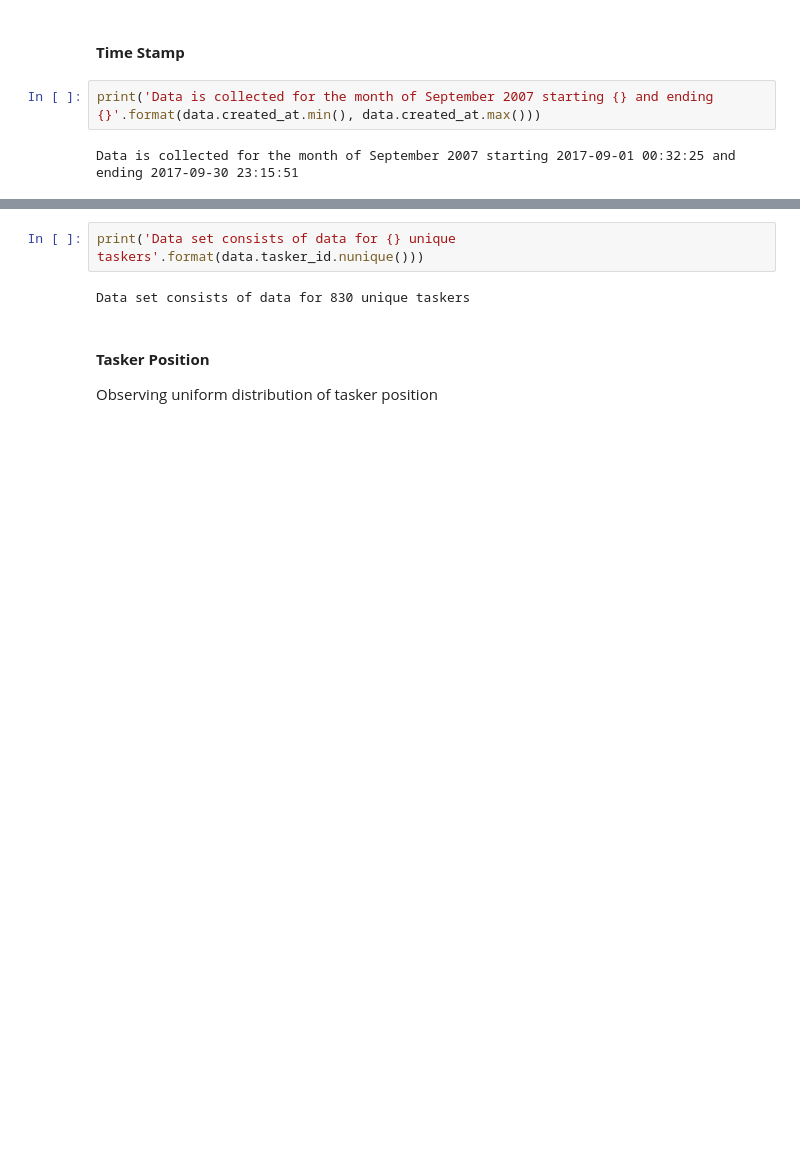
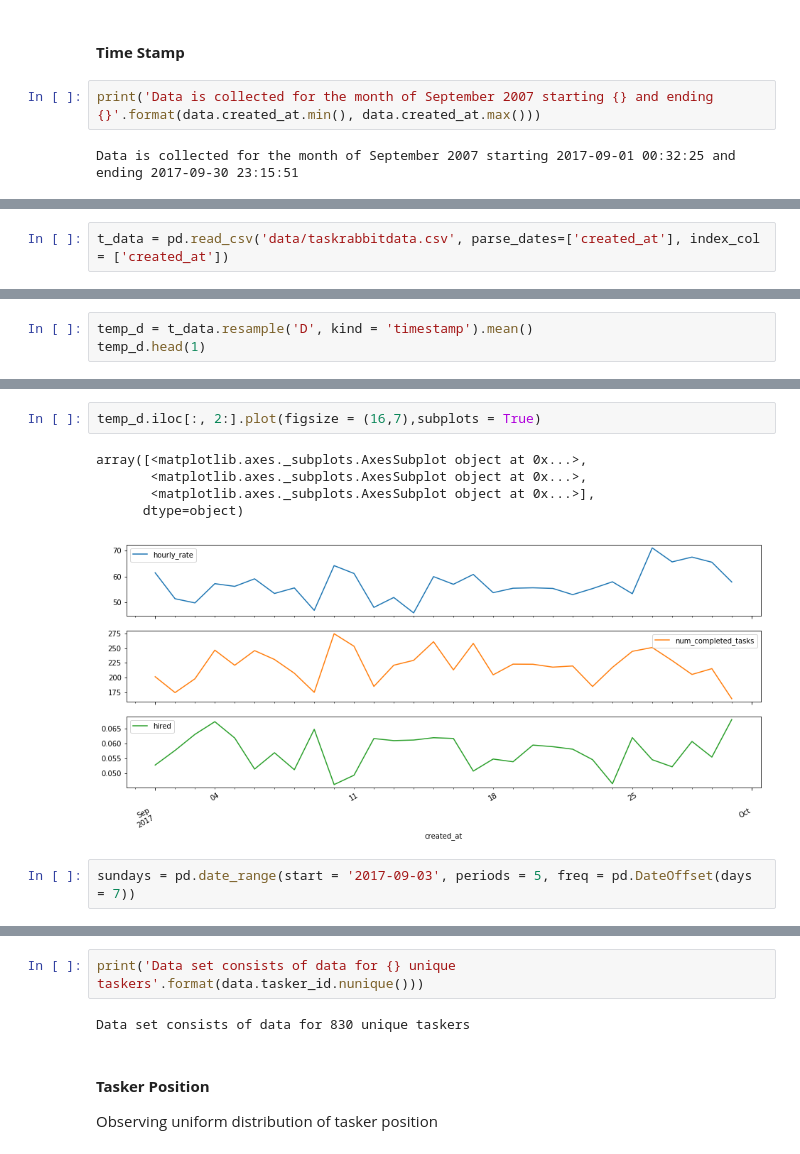
Before and after one commit to nastyasimpson/tr_takehome, a Jupyter notebook: eda_a_simpson.ipynb, the cells around one changed output, grey strips where cells are left out. Saved outputs shown, nothing was run; the diff lists cells and outputs as text; blank space fills up the shorter version.

```diff
--- a/eda_a_simpson.ipynb
+++ b/eda_a_simpson.ipynb
@@ -88,0 +93,2 @@ Data is collected for the month of September 2007 starting 2017-09-01 00:32:25 a
+# %%
+t_data = pd.read_csv('data/taskrabbitdata.csv', parse_dates=['created_at'], index_col = ['created_at'])
@@ -88,0 +172,3 @@ Data is collected for the month of September 2007 starting 2017-09-01 00:32:25 a
+# %%
+temp_d = t_data.resample('D', kind = 'timestamp').mean()
+temp_d.head(1)
@@ -88,0 +204,10 @@ Data is collected for the month of September 2007 starting 2017-09-01 00:32:25 a
+# %%
+temp_d.iloc[:, 2:].plot(figsize = (16,7),subplots = True)
+# %% [output]
+array([<matplotlib.axes._subplots.AxesSubplot object at 0x...>,
+       <matplotlib.axes._subplots.AxesSubplot object at 0x...>,
+       <matplotlib.axes._subplots.AxesSubplot object at 0x...>],
+      dtype=object)
+[figure, added]
+# %%
+sundays = pd.date_range(start = '2017-09-03', periods = 5, freq = pd.DateOffset(days = 7))
```
Also changed, not shown: parts of 21 cells of this notebook.
